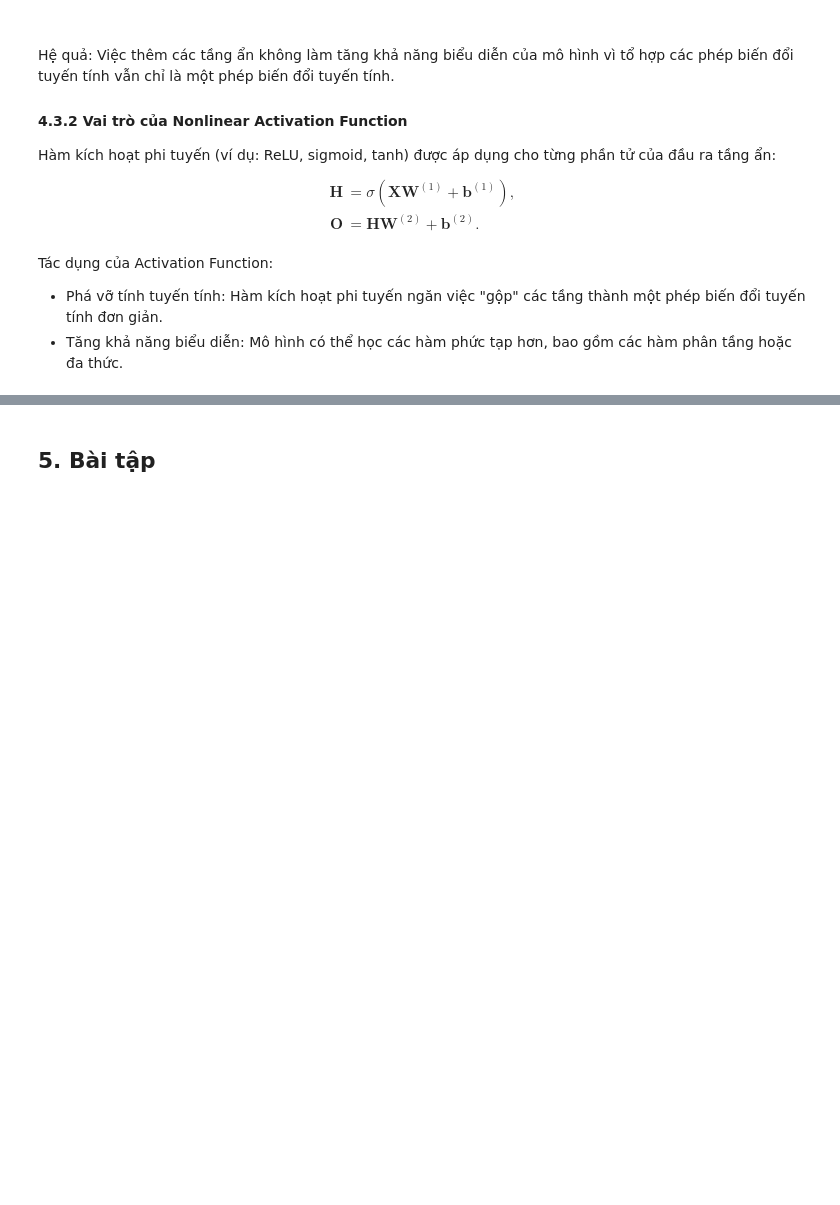
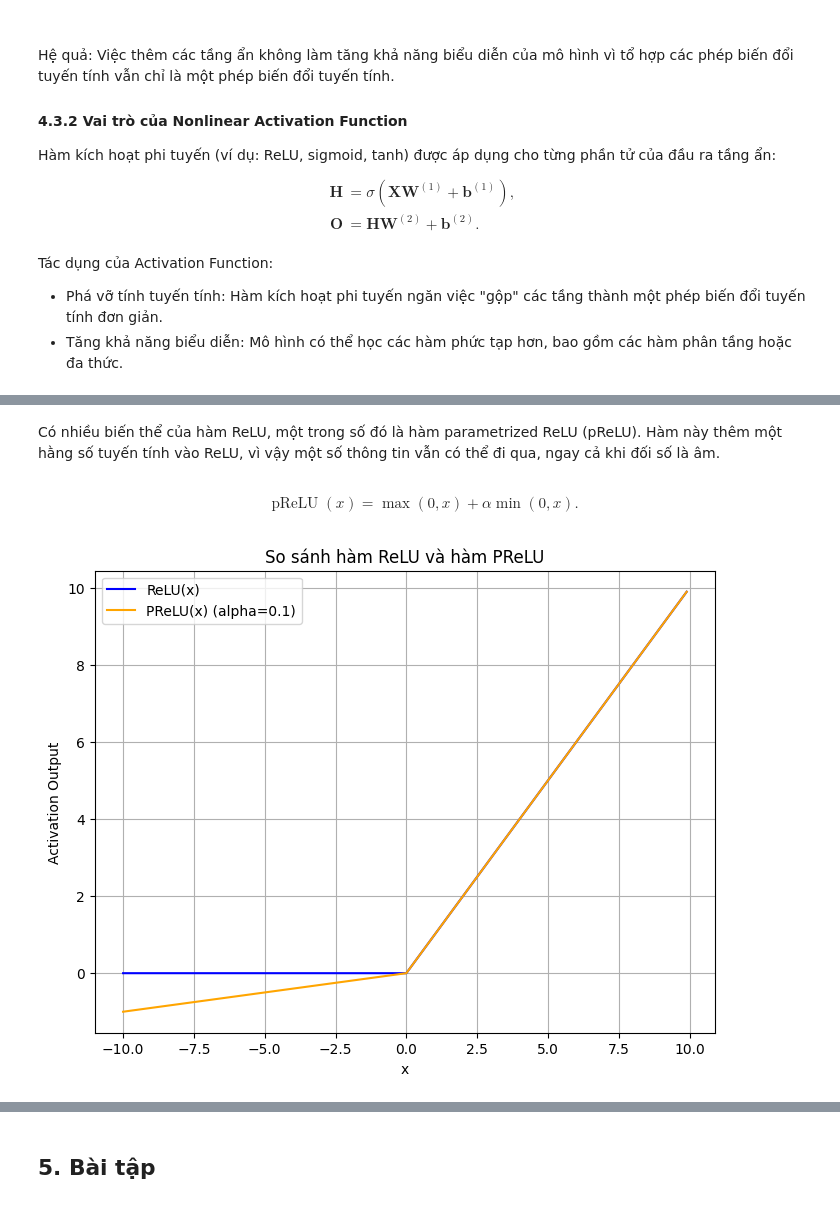
Before and after one commit to lifebow/MFFCS, a Jupyter notebook: hiddenLayers.ipynb, the cells around one changed output, grey strips where cells are left out. Cells and saved outputs as stored; diff of their text form; code cells hidden in the pictures; blank space fills up the shorter version.

```diff
--- a/hiddenLayers.ipynb
+++ b/hiddenLayers.ipynb
@@ -122,0 +164,21 @@ Hàm kích hoạt trong mạng neural là hàm phi tuyến được áp dụng l
+# %% [markdown]
+Có nhiều biến thể của hàm ReLU, một trong số đó là hàm parametrized ReLU (pReLU). Hàm này thêm một hằng số tuyến tính vào ReLU, vì vậy một số thông tin vẫn có thể đi qua, ngay cả khi đối số là âm.
+# %% [markdown]
+$$\operatorname{pReLU}(x) = \max(0, x) + \alpha \min(0, x).$$
+# %%
+# Tạo một dãy giá trị từ -10 đến 10
+alpha = 0.1  # Tham số alpha cho PReLU
+y_prelu = torch.where(x >= 0, x, alpha * x)  # Công thức PReLU
+
+# Vẽ đồ thị
+plt.figure(figsize=(8, 6))
+plt.plot(x.detach(), y.detach(), label="ReLU(x)", color='blue')
+plt.plot(x.detach(), y_prelu.detach(), label=f"PReLU(x) (alpha={alpha})", color='orange')
+plt.title("So sánh hàm ReLU và hàm PReLU")
+plt.xlabel("x")
+plt.ylabel("Activation Output")
+plt.grid(True)
+plt.legend()
+plt.show()
+# %% [output]
+[figure, added]
```
Also changed, not shown: parts of 25 cells of this notebook.
